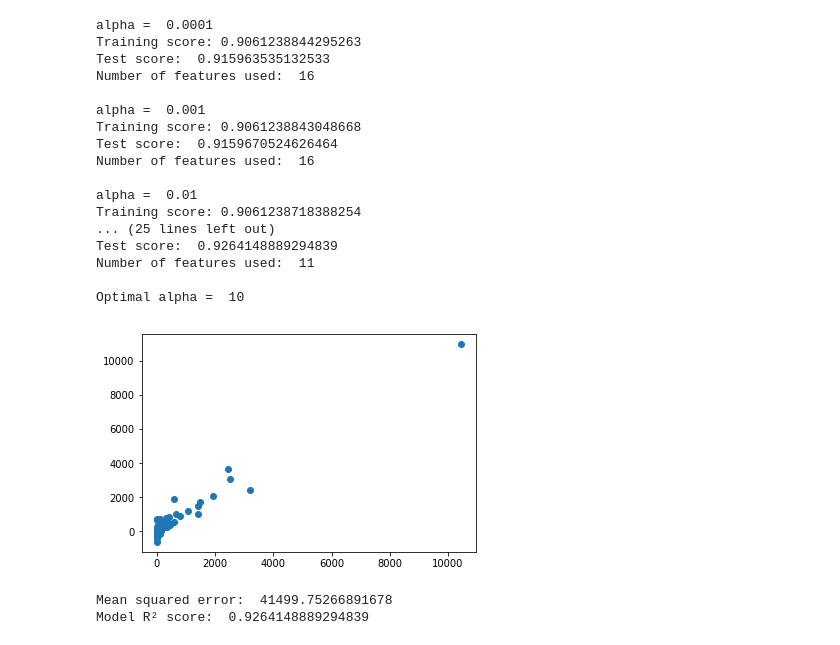
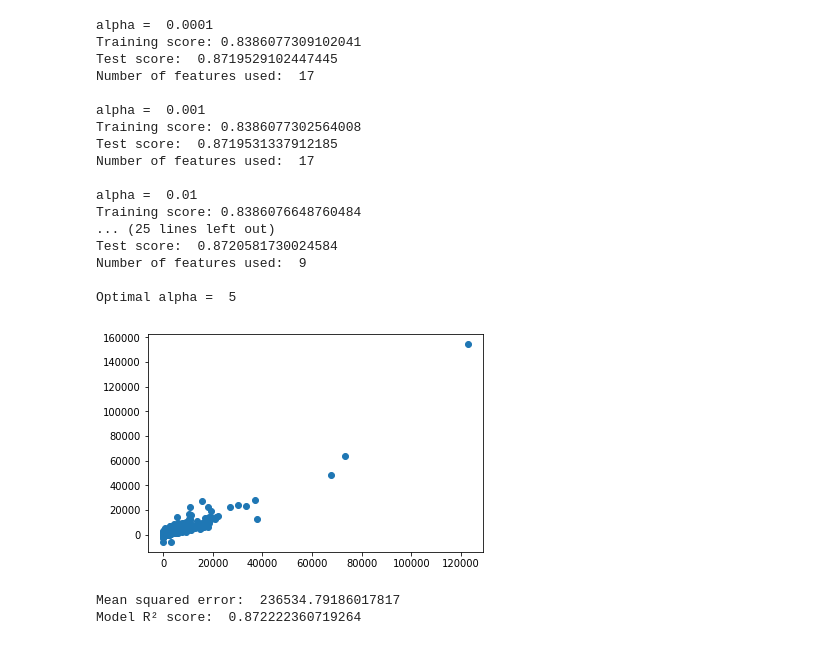
Before and after one commit to datascienceproject2019-codescoop/codescoop-models, a Jupyter notebook: srcModels/RegressionLibrariesIOdata.ipynb, the cells around one changed output. Cells and saved outputs as stored; diff of their text form; code cells hidden in the pictures.

```diff
--- a/srcModels/RegressionLibrariesIOdata.ipynb
+++ b/srcModels/RegressionLibrariesIOdata.ipynb
@@ -22,8 +27,8 @@ repos =                 path + "repositories-1.2.0-2018-03-12.csv"
 repos_depend =          path + "repository_dependencies-1.2.0-2018-03-12.csv"
 tags =                  path + "Libraries.io-open-data-1.0.1/tags-1.0.0-2017-06-15.csv"
 # %%
-data = pd.read_csv(repos, usecols=[1,2,3,4,5,6,7,8,9,10,11,12,13,14,15,16,17,18,19,20,21,22,23,24,25,26,27,28,29,30,31,32,33,34,35,36,37,38]
-                   ,nrows=10000)
+data = pd.read_csv(repos, usecols=[1,2,3,4,5,6,7,8,9,10,11,12,13,14,15,16,17,18,19,20,21,22,23,24,25,26,27,28,29,30,31,32,33,34,35,36,37,38],
+                   nrows = 100000)
 data.tail()
 # %% [output]
 |  | Host Type | Name with Owner | Description | Fork | Created Timestamp | Updated Timestamp | ... |
@@ -94,43 +99,50 @@ for i in range(0,n):
     test_scores[i] = test_score
     coeff_used = np.sum(lasso.coef_!=0)
     print("Training score:", train_score)
     print("Test score: ", test_score)
     print("Number of features used: ", coeff_used)
     print(" ")
 
 # pick the alpha value with best score
 best_alpha = alphas[np.argmax(test_scores)]
 print("Optimal alpha = ", best_alpha)
 lasso = Lasso(alpha = best_alpha, max_iter = 10e5)
 lasso.fit(X_train, y_train)
 
+# create a df with the coefficents of the features
+df_coef = pd.DataFrame({'Features':x.columns,'coeff': lasso.coef_})
+df_coef = df_coef.sort_values(by = ['coeff'])
+df_intercept = pd.DataFrame({'Features':['Intercept'], 'coeff':lasso.intercept_} )
+df_coef = df_coef.append(df_intercept)
+df_coef = df_coef[df_coef.coeff != -0.0]
+
 
 # model summary
 predicted = lasso.predict(X_test)
 expected = y_test
 # expected vs predicted values
 plt.scatter(expected, predicted)
 plt.show()
 print("Mean squared error: ", mean_squared_error(expected, predicted))
 print("Model R² score: ", r2_score(expected, predicted))
 # %% [output]
 alpha =  0.0001
-Training score: 0.9061238844295263
-Test score:  0.915963535132533
-Number of features used:  16
+Training score: 0.8386077309102041
+Test score:  0.8719529102447445
+Number of features used:  17
 
 alpha =  0.001
-Training score: 0.9061238843048668
-Test score:  0.9159670524626464
-Number of features used:  16
+Training score: 0.8386077302564008
+Test score:  0.8719531337912185
+Number of features used:  17
 
 alpha =  0.01
-Training score: 0.9061238718388254
+Training score: 0.8386076648760484
 ... (25 lines left out)
-Test score:  0.9264148889294839
-Number of features used:  11
+Test score:  0.8720581730024584
+Number of features used:  9
 
-Optimal alpha =  10
+Optimal alpha =  5
-[figure, old version]
+[figure, new version]
-Mean squared error:  41499.75266891678
-Model R² score:  0.9264148889294839
+Mean squared error:  236534.79186017817
+Model R² score:  0.872222360719264
```
Also changed, not shown: parts of 5 cells of this notebook.
